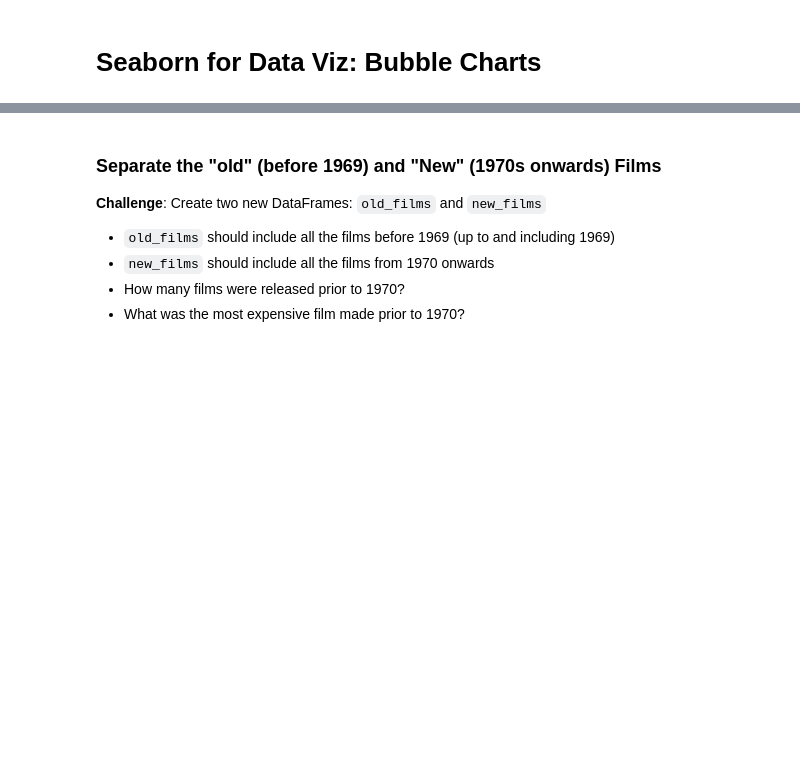
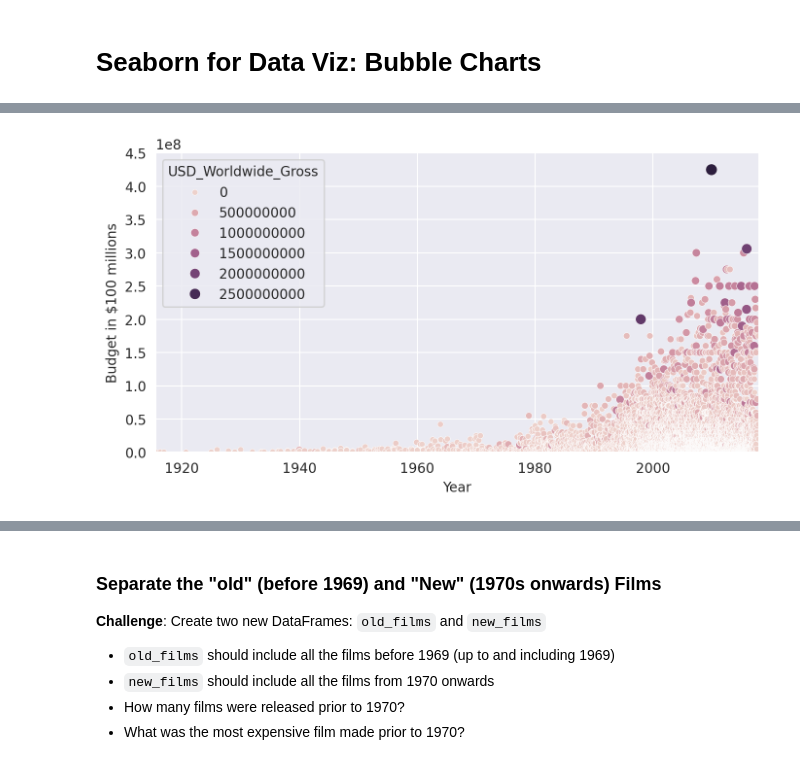
Before and after one commit to ACEKaito1412/100DaysOfCodingPython, a Jupyter notebook: day_78/Seaborn_and_Linear_Regression.ipynb, the cells around one changed output, grey strips where cells are left out. Cells and saved outputs as stored; diff of their text form; code cells hidden in the pictures; blank space fills up the shorter version.

```diff
--- a/day_78/Seaborn_and_Linear_Regression.ipynb
+++ b/day_78/Seaborn_and_Linear_Regression.ipynb
@@ -266,6 +277,22 @@ money_losing.shape[0]/data_clean.shape[0]
 **Challenge**: Try to create the following Bubble Chart:
 
 <img src=https://i.imgur.com/8fUn9T6.png>
+# %%
+plt.figure(figsize=(8,4), dpi=200)
+
+with sns.axes_style("darkgrid"):
+    ax = sns.scatterplot(data=data_clean,
+                    x='Release_Date',
+                    y='USD_Production_Budget',
+                    hue='USD_Worldwide_Gross',
+                    size='USD_Worldwide_Gross',)
+
+    ax.set(ylim=(0, 450000000),
+           xlim=(data_clean.Release_Date.min(), data_clean.Release_Date.max()),
+           xlabel='Year',
+           ylabel='Budget in $100 millions')
+# %% [output]
+[figure, added]
 # %% [markdown]
 # Converting Years to Decades Trick
 
```
Also changed, not shown: parts of 20 cells of this notebook.
